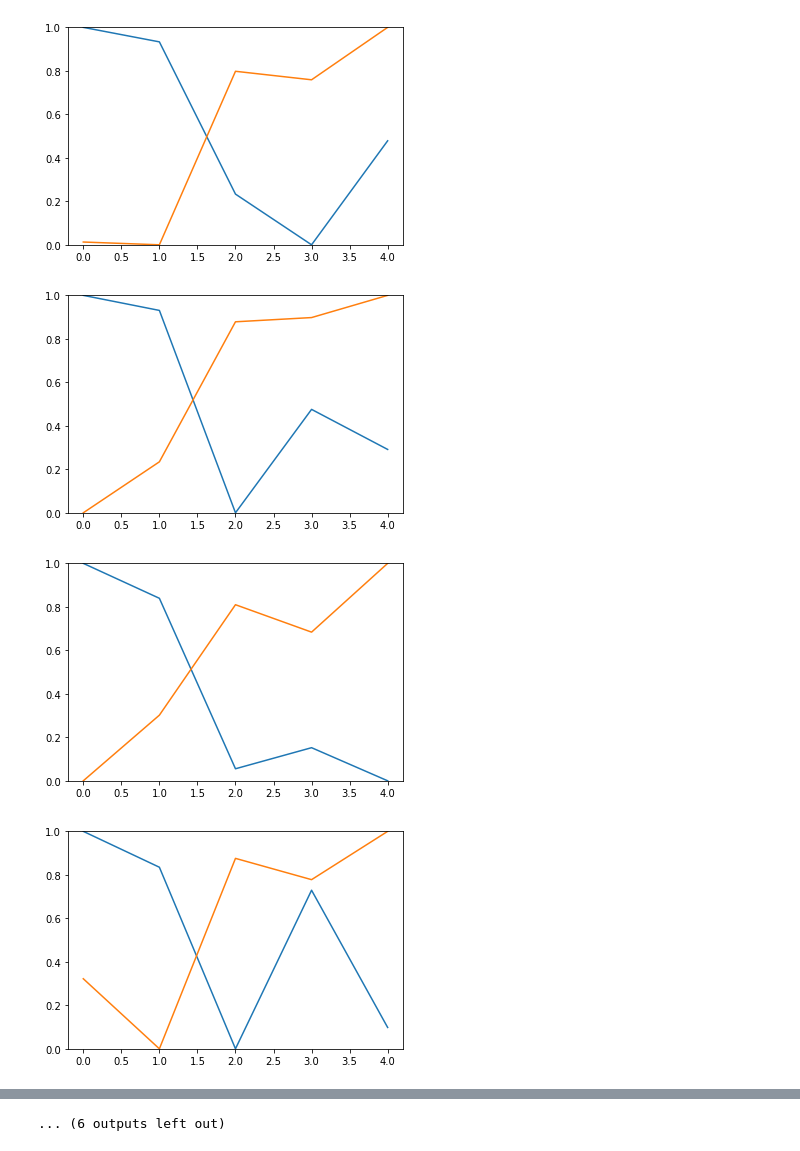
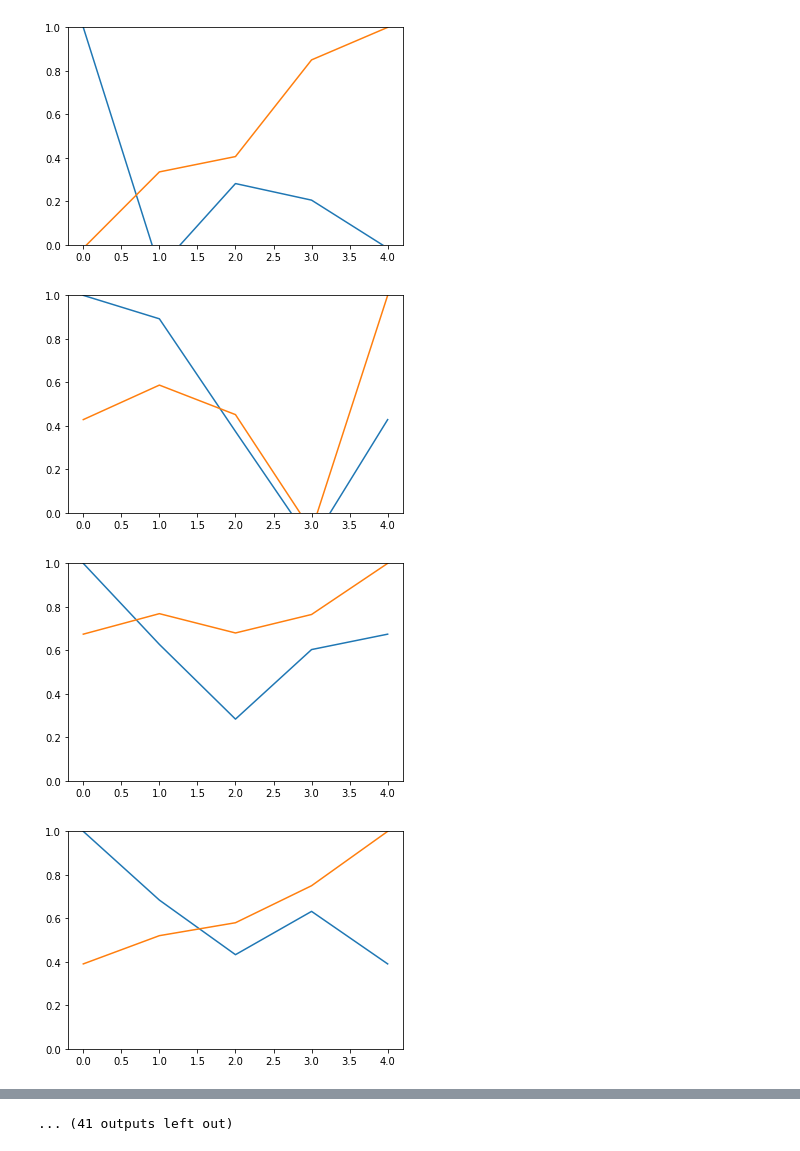
Before and after one commit to GiocomoLab/MightyMorphingPhotonRangers, a Jupyter notebook: PlaceCellAnalyses/PVCorrelation.ipynb, the cells around one changed output, grey strips where cells are left out. Saved outputs shown, nothing was run; the diff lists cells and outputs as text; code cells hidden in the pictures.

```diff
--- a/PlaceCellAnalyses/PVCorrelation.ipynb
+++ b/PlaceCellAnalyses/PVCorrelation.ipynb
@@ -26,7 +26,7 @@ mouse = '4139224.3'
 df_mouse = df[df['MouseName'].str.match(mouse)]
 df_mouse = df_mouse[df_mouse['Track'].str.match('TwoTower_noTimeout') | df_mouse['Track'].str.match('TwoTower_Timeout')]
 
-sess = df_mouse.iloc[8]
+sess = df_mouse.iloc[10]
 VRDat,C,Cd, S, A = pp.load_scan_sess(sess)
 trial_info, tstart_inds, teleport_inds = u.by_trial_info(VRDat)
 S_trial_mat, occ, edges, centers = u.make_pos_bin_trial_matrices(S,VRDat.pos._values,tstart_inds,teleport_inds)
@@ -77,0 +70,4 @@ common place cells = 255
+# %%
+#print(masks[0])
+masks,FR,SI=pc.place_cells_calc(C, VRDat['pos']._values,trial_info, VRDat['tstart']._values, VRDat['teleport']._values,method='bootstrap',correct_only=True)
+pc.plot_placecells(C_dict,masks,cv_sort=True)
@@ -78,16 +92,17 @@ common place cells = 255
 # %%
 # get cells that have place field in two extremes
 common_pc = np.multiply(masks[0],masks[1])
+#common_pc = (masks[0]+masks[1])>0
 FR_dict = {k:np.nanmean(v[:,:,common_pc],axis=0) for k,v in C_dict.items() if k not in ('all','labels','indices')}
 remapMask = np.zeros([common_pc.sum(),])
-thr = 50
+thr = 100
 for c in range(common_pc.sum()):
     shift = np.abs(np.argmax(FR_dict[0][:,c])-np.argmax(FR_dict[1][:,c]))*5.
     if shift>thr:
         remapMask[c]=1
 
 remapMask = remapMask>0
-#common_pc = (masks[0]+masks[1])>0
+
 FRrm_dict = {k:v[:,remapMask] for k,v in FR_dict.items()}
 # %%
 FR_dict = {k:np.nanmean(v[:,:,common_pc],axis=0) for k,v in C_dict.items() if k not in ('all','labels','indices')}
@@ -101,14 +116,14 @@ for i,(k,v) in enumerate(FRrm_dict.items()):
     for j,(kk,vv) in enumerate(FRrm_dict.items()):
         for n in range(remapMask.sum()):
 
-#             FRCorrs[i,j,n],p = sp.stats.pearsonr(v[:,n].ravel(),vv[:,n].ravel())
-            FRCorrs[i,j,n] = sp.spatial.distance.cosine(v[:,n].ravel(),vv[:,n].ravel())
+            FRCorrs[i,j,n],p = sp.stats.pearsonr(v[:,n].ravel(),vv[:,n].ravel())
+#             FRCorrs[i,j,n] = sp.spatial.distance.cosine(v[:,n].ravel(),vv[:,n].ravel())
 
 
-for i in range(5):
-    for n in range(remapMask.sum()):
-        rng = FRCorrs[i,:,n].max()-FRCorrs[i,:,n].min()
-        FRCorrs[i,:,n]/=rng
+# for i in range(5):
+#     for n in range(remapMask.sum()):
+#         rng = FRCorrs[i,:,n].max()-FRCorrs[i,:,n].min()
+#         FRCorrs[i,:,n]/=rng
 # %%
 print(FRCorrs[4,:,100])
 # %% [output]
@@ -116,12 +131,12 @@ print(FRCorrs[4,:,100])
 # %%
 
-for n in range(0,remapMask.sum(),10):
+for n in range(0,remapMask.sum()):
     f,ax = plt.subplots()
-    ax.plot(1-FRCorrs[0,:,n])
-    ax.plot(1-FRCorrs[-1,:,n])
+    ax.plot(FRCorrs[0,:,n])
+    ax.plot(FRCorrs[-1,:,n])
     ax.set_ylim([0,1])
 # %% [output]
-[figure, old version]
+[figure, new version]
-[figure, old version]
+[figure, new version]
-[figure, old version]
+[figure, new version]
-[figure, old version]
+[figure, new version]
@@ -136,4 +151,4 @@ for n in range(0,remapMask.sum(),10):
-... (6 outputs left out)
+... (41 outputs left out)
 # %%
 popmu=FRCorrs.mean(axis=-1)
 popsem = sp.stats.sem(FRCorrs,axis=-1)
```
Also changed, not shown: parts of 10 cells of this notebook, 12 other files.
